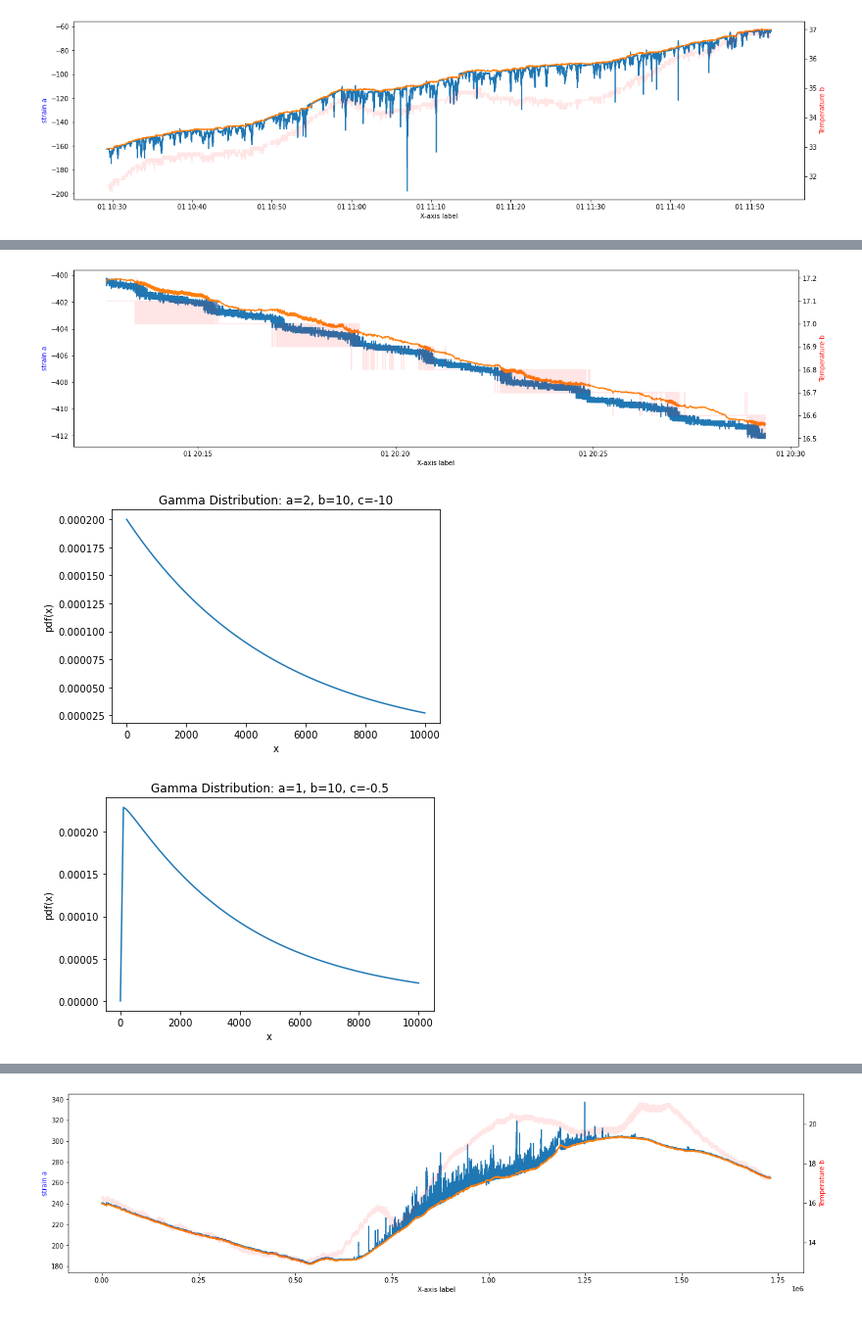
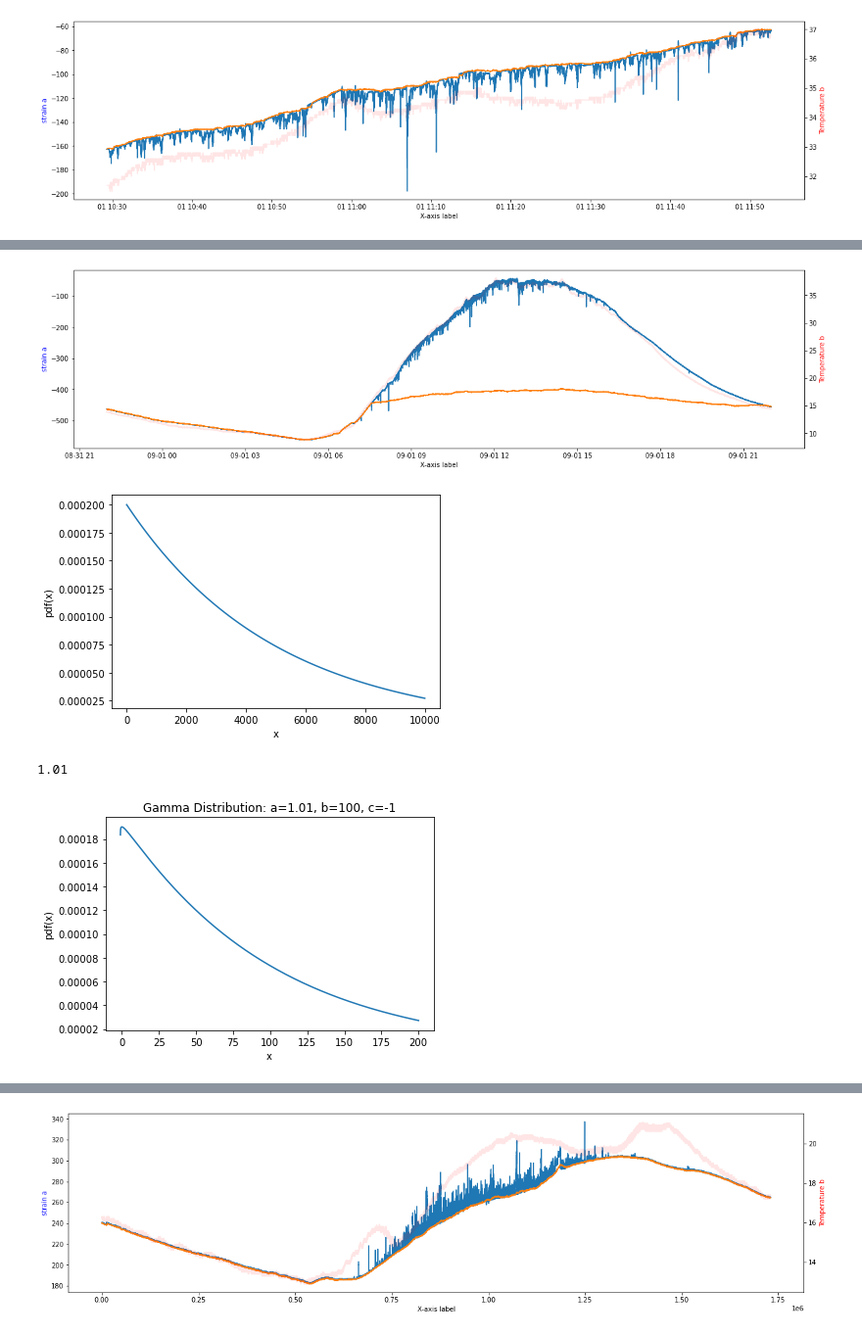
Before and after one commit to WEILMAX/dw_events, a Jupyter notebook: dw_events/notebooks/temperature_compensation/mw4_particlefilter.ipynb, the cells around one changed output, grey strips where cells are left out. Shown: that part at 98% size. Cells and saved outputs as stored; diff of their text form; code cells hidden in the pictures.

```diff
--- a/dw_events/notebooks/temperature_compensation/mw4_particlefilter.ipynb
+++ b/dw_events/notebooks/temperature_compensation/mw4_particlefilter.ipynb
@@ -105,8 +188,9 @@ plt.show()
 # %%
 start = 1601000
-#start = 900100
+start = 900100
 stop = start + 20000
-#stop = 2000000
+start = 10
+stop = 2000000
 sensor = 3
 Tb = tcn_temperature_data
 strain_signal = TCN_signals
@@ -128,7 +212,7 @@ inputs = pd.DataFrame(
 pf = \
     ParticleFilter(
         num_particles = 1000,
-        r_measurement_noise = 1e4,
+        r_measurement_noise = 2e4,
         q_process_noise = np.array([1e-2, 1e-1]),
         scale = 1e-4
     )
@@ -158,37 +242,39 @@ ax2.set_ylabel('Temperature b', color='red')
 # Show the plot
 plt.show()
 # %% [output]
-[figure, old version]
+[figure, new version]
 # %%
 x = np.linspace(0, 10000, 100)
 
 # Define the parameters of the gamma distribution
 a = 2   # shape parameter
-b = 10   # scale parameter
-c = -10  # location parameter
+b = 100   # scale parameter
+c = 0  # location parameter
 distr = sp.stats.expon(0.1, b)
 distr = sp.stats.expon(-0.3, 5e3)
 pdf = distr.pdf(x)
 # Plot the probability density function
 fig, ax = plt.subplots()
 ax.plot(x, pdf)
 ax.set_xlabel('x')
 ax.set_ylabel('pdf(x)')
 
 plt.show()
 # %% [output]
-[figure, old version]
+[figure, new version]
 # %%
 import scipy as sp
-x = np.linspace(-1, 10000, 100)
+
 
 # Define the parameters of the gamma distribution
-a = 1   # shape parameter
-b = 10   # scale parameter
-c = -0.5  # location parameter
+b = 100   # scale parameter
+c = -1  # location parameter
+a = 1 - c/b  # shape parameter
+x = np.linspace(c+0.01, 200, 10000)
+print(a)
 distr = sp.stats.gamma(a, c, b)
-distr = sp.stats.gamma(1.02, scale=4e3, loc = -0.3)
-pdf = distr.pdf(x)
+distr = sp.stats.gamma(a, scale=b, loc = c)
+pdf = distr.pdf(x)/50
 # Plot the probability density function
 fig, ax = plt.subplots()
 ax.plot(x, pdf)
@@ -198,7 +284,8 @@ ax.set_title(f'Gamma Distribution: a={a}, b={b}, c={c}')
 
 plt.show()
 # %% [output]
+1.01
-[figure, old version]
+[figure, new version]
 # %%
 start = 10
 stop = start + 100000
```
Also changed, not shown: parts of 4 cells of this notebook, 2 other files.
